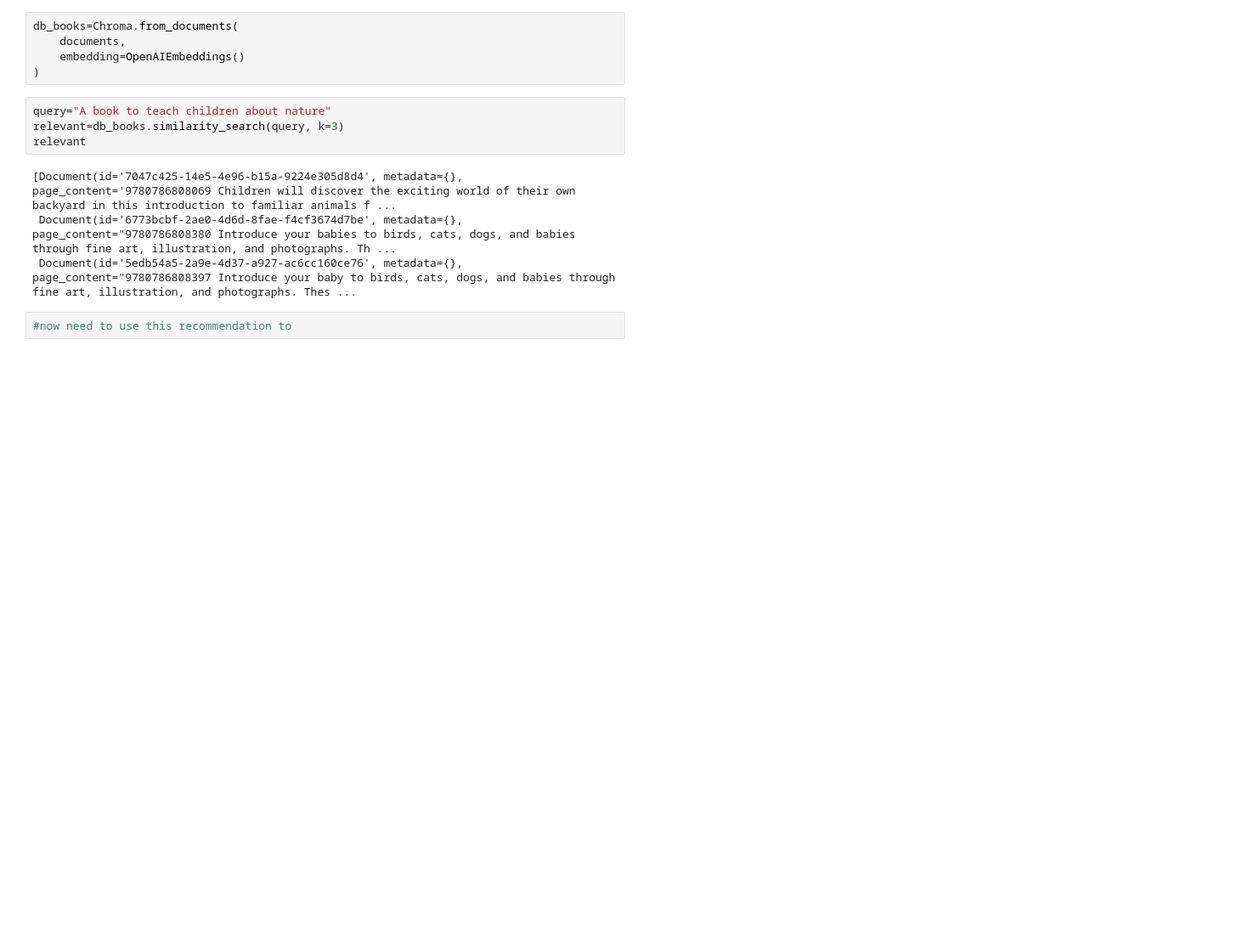
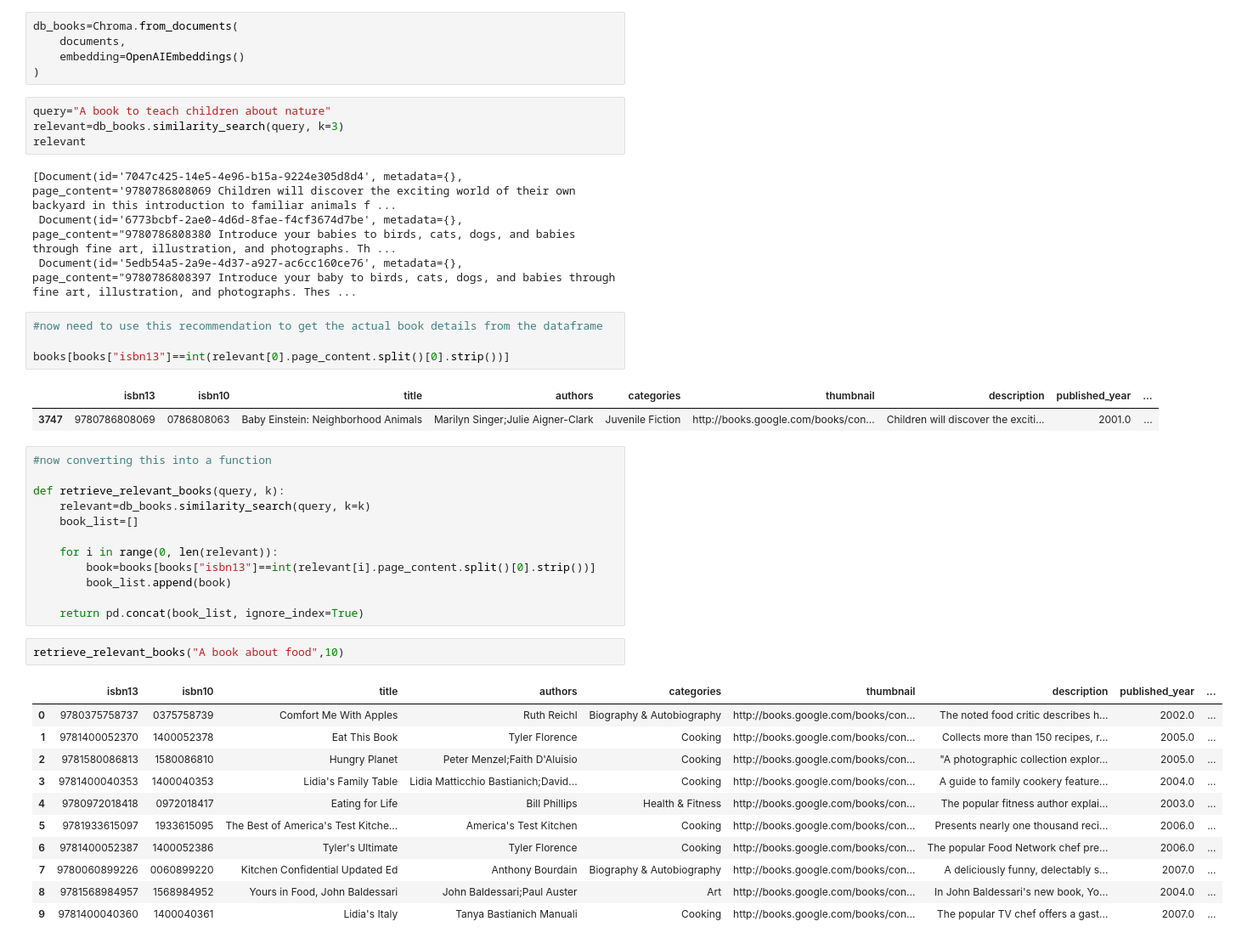
Before and after one commit to Olubusolami-R/bilingual-semantic-book-recommender, a Jupyter notebook: vector-search.ipynb, the cells around one changed output. Shown: that part at 85% size. Drawn from its saved outputs; the diff is of its cells as text; blank space fills up the shorter version.

Commit message:
Implement similarity search

```diff
--- a/vector-search.ipynb
+++ b/vector-search.ipynb
@@ -62,4 +62,35 @@ relevant
  Document(id='6773bcbf-2ae0-4d6d-8fae-f4cf3674d7be', metadata={}, page_content="9780786808380 Introduce your babies to birds, cats, dogs, and babies through fine art, illustration, and photographs. Th ...
  Document(id='5edb54a5-2a9e-4d37-a927-ac6cc160ce76', metadata={}, page_content="9780786808397 Introduce your baby to birds, cats, dogs, and babies through fine art, illustration, and photographs. Thes ...
 # %%
-#now need to use this recommendation to
+#now need to use this recommendation to get the actual book details from the dataframe
+
+books[books["isbn13"]==int(relevant[0].page_content.split()[0].strip())]
+# %% [output]
+|  | isbn13 | isbn10 | title | authors | categories | thumbnail | description | published_year | ... |
+| 3747 | 9780786808069 | 0786808063 | Baby Einstein: Neighborhood Animals | Marilyn Singer;Julie Aigner-Clark | Juvenile Fiction | http://books.google.com/books/con... | Children will discover the exciti... | 2001.0 | ... |
+# %%
+#now converting this into a function
+
+def retrieve_relevant_books(query, k):
+    relevant=db_books.similarity_search(query, k=k)
+    book_list=[]
+
+    for i in range(0, len(relevant)):
+        book=books[books["isbn13"]==int(relevant[i].page_content.split()[0].strip())]
+        book_list.append(book)
+
+    return pd.concat(book_list, ignore_index=True)
+# %%
+retrieve_relevant_books("A book about food",10)
+# %% [output]
+|  | isbn13 | isbn10 | title | authors | categories | thumbnail | description | published_year | ... |
+| 0 | 9780375758737 | 0375758739 | Comfort Me With Apples | Ruth Reichl | Biography & Autobiography | http://books.google.com/books/con... | The noted food critic describes h... | 2002.0 | ... |
+| 1 | 9781400052370 | 1400052378 | Eat This Book | Tyler Florence | Cooking | http://books.google.com/books/con... | Collects more than 150 recipes, r... | 2005.0 | ... |
+| 2 | 9781580086813 | 1580086810 | Hungry Planet | Peter Menzel;Faith D'Aluisio | Cooking | http://books.google.com/books/con... | "A photographic collection explor... | 2005.0 | ... |
+| 3 | 9781400040353 | 1400040353 | Lidia's Family Table | Lidia Matticchio Bastianich;David... | Cooking | http://books.google.com/books/con... | A guide to family cookery feature... | 2004.0 | ... |
+| 4 | 9780972018418 | 0972018417 | Eating for Life | Bill Phillips | Health & Fitness | http://books.google.com/books/con... | The popular fitness author explai... | 2003.0 | ... |
+| 5 | 9781933615097 | 1933615095 | The Best of America's Test Kitche... | America's Test Kitchen | Cooking | http://books.google.com/books/con... | Presents nearly one thousand reci... | 2006.0 | ... |
+| 6 | 9781400052387 | 1400052386 | Tyler's Ultimate | Tyler Florence | Cooking | http://books.google.com/books/con... | The popular Food Network chef pre... | 2006.0 | ... |
+| 7 | 9780060899226 | 0060899220 | Kitchen Confidential Updated Ed | Anthony Bourdain | Biography & Autobiography | http://books.google.com/books/con... | A deliciously funny, delectably s... | 2007.0 | ... |
+| 8 | 9781568984957 | 1568984952 | Yours in Food, John Baldessari | John Baldessari;Paul Auster | Art | http://books.google.com/books/con... | In John Baldessari's new book, Yo... | 2004.0 | ... |
+| 9 | 9781400040360 | 1400040361 | Lidia's Italy | Tanya Bastianich Manuali | Cooking | http://books.google.com/books/con... | The popular TV chef offers a gast... | 2007.0 | ... |
```
